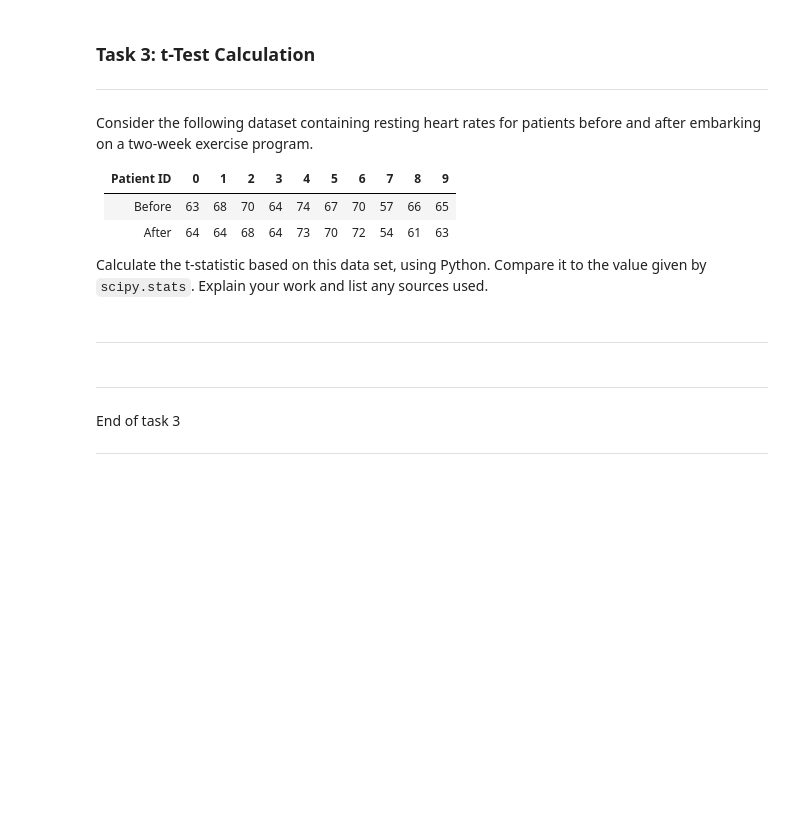
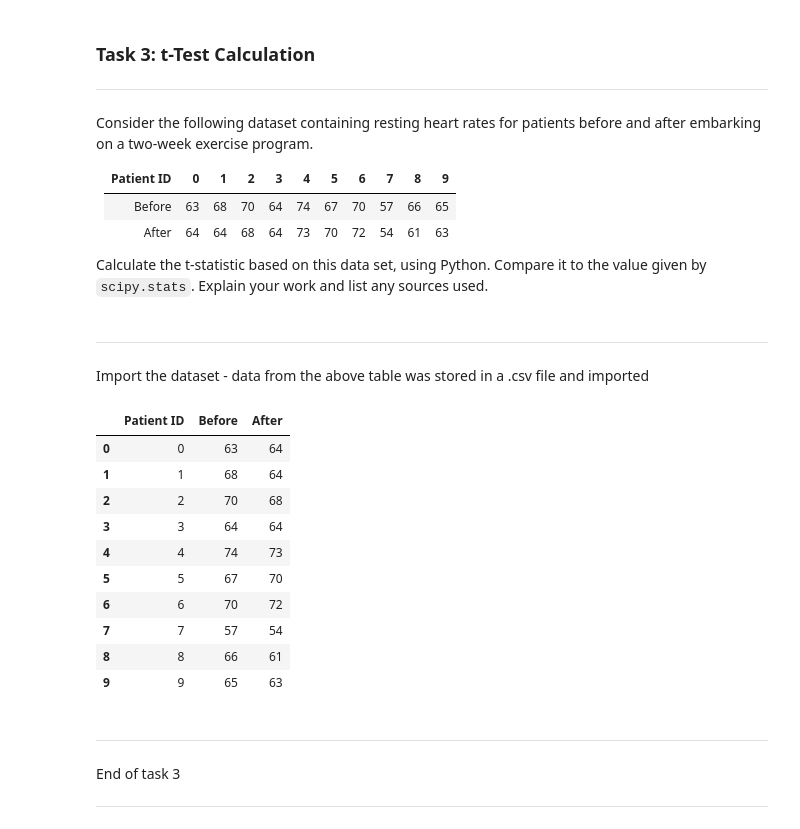
Before and after one commit to shanekeenan/applied_statistics, a Jupyter notebook: tasks.ipynb, the cells around one changed output. Cells and saved outputs as stored; diff of their text form; code cells hidden in the pictures; blank space fills up the shorter version.

```diff
--- a/tasks.ipynb
+++ b/tasks.ipynb
@@ -103,6 +108,29 @@ Compare it to the value given by `scipy.stats`.
 Explain your work and list any sources used.
 # %% [markdown]
 ***
+# %% [markdown]
+Import the dataset - data from the above table was stored in a .csv file and imported
+# %%
+#get the current working directory
+current_directory = os.getcwd()
+# relative path from the notebook to the Excel file in the data folder
+relative_path_data = "data\\heart_rates.csv"
+# Join the two
+file_path_data = os.path.join(current_directory, relative_path_data)
+data = pd.read_csv(file_path_data) # import the .CSV file
+data
+# %% [output]
+|  | Patient ID | Before | After |
+| 0 | 0 | 63 | 64 |
+| 1 | 1 | 68 | 64 |
+| 2 | 2 | 70 | 68 |
+| 3 | 3 | 64 | 64 |
+| 4 | 4 | 74 | 73 |
+| 5 | 5 | 67 | 70 |
+| 6 | 6 | 70 | 72 |
+| 7 | 7 | 57 | 54 |
+| 8 | 8 | 66 | 61 |
+| 9 | 9 | 65 | 63 |
 # %% [markdown]
 
 
```
Also changed, not shown: parts of 6 cells of this notebook, 2 other files.
